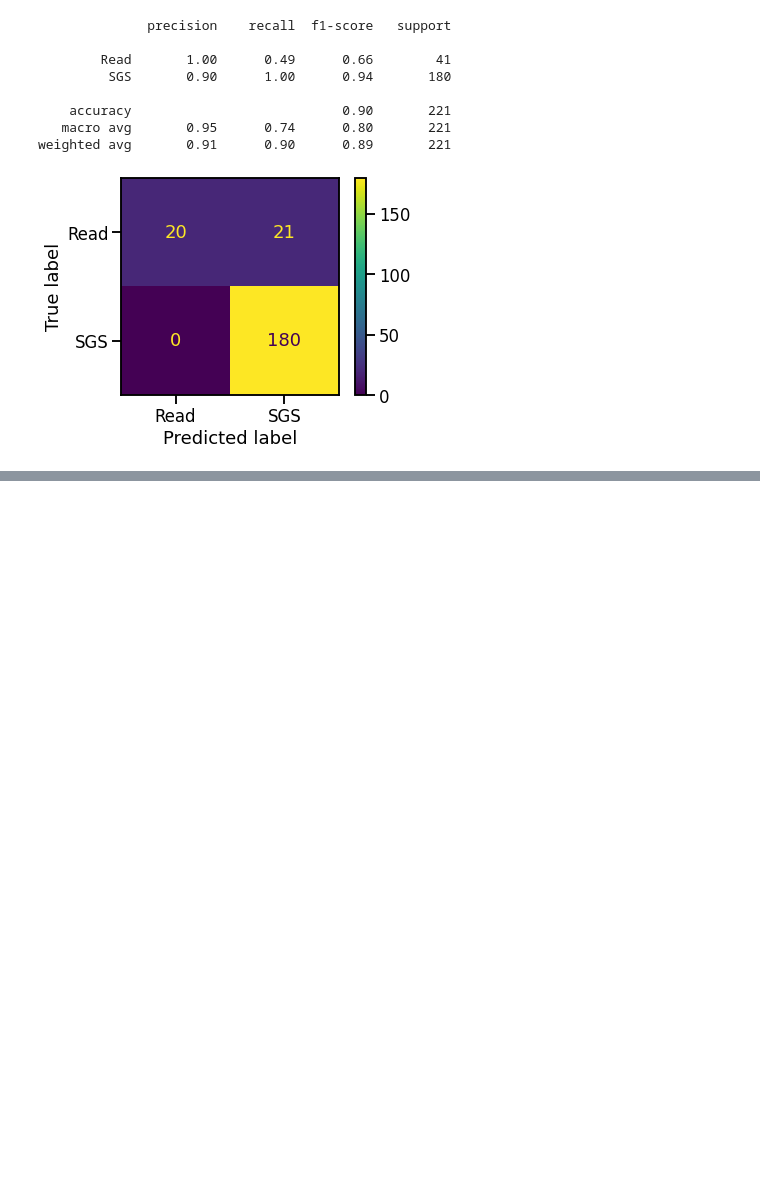
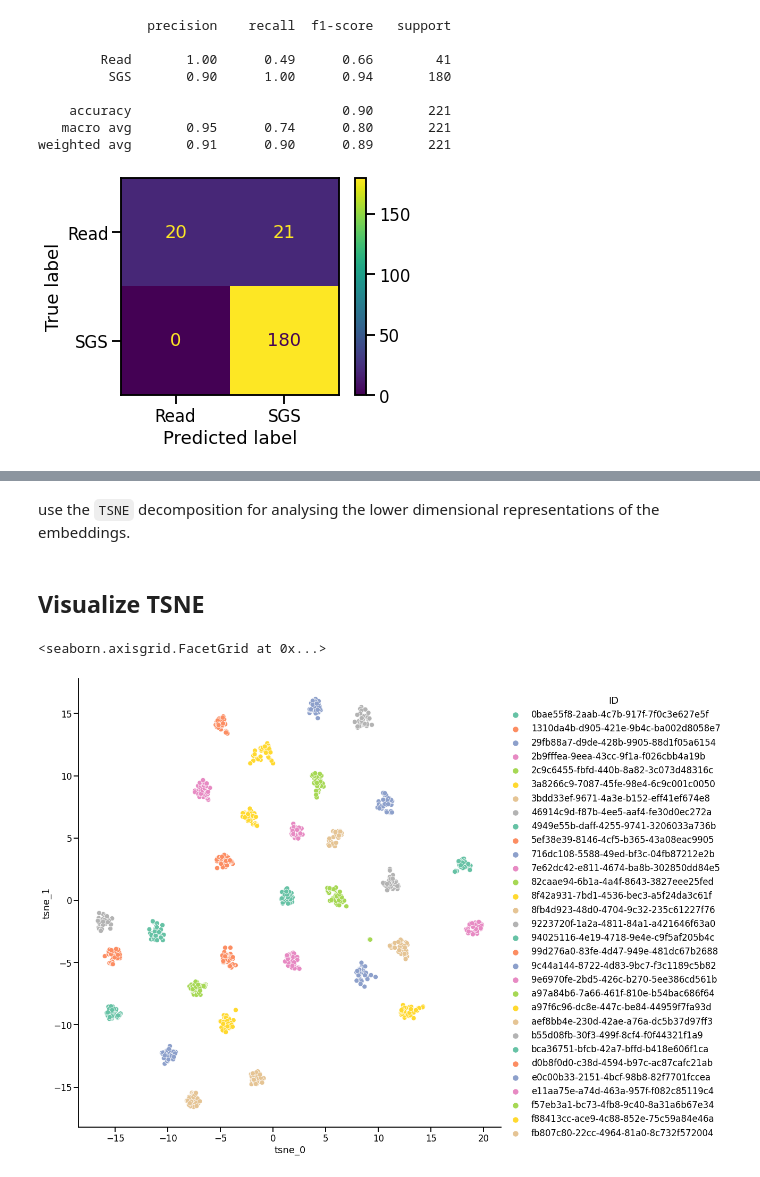
Before and after one commit to predict-idlab/gssp_analysis, a Jupyter notebook: notebooks/2.1_ECPA_TDNN.ipynb, the cells around one changed output, grey strips where cells are left out. Cells and saved outputs as stored; diff of their text form; code cells hidden in the pictures; blank space fills up the shorter version.

```diff
--- a/notebooks/2.1_ECPA_TDNN.ipynb
+++ b/notebooks/2.1_ECPA_TDNN.ipynb
@@ -273,0 +336,3 @@ weighted avg       0.91      0.90      0.89       221
+# %%
+df_tot_fd = pd.merge(df_session, df_emb_fixed_dur.reset_index(), on=["uuid"])
+df_tot_fd.head()
@@ -273,0 +347,4 @@ weighted avg       0.91      0.90      0.89       221
+# %%
+df_tot_fd["speech_style"] = df_tot_fd.DB.map(
+    lambda x: {"marloes": "Read", "PiSCES": "SGS", "Radboud": "SGS"}.get(x)
+)
@@ -273,0 +361,2 @@ weighted avg       0.91      0.90      0.89       221
+# %% [markdown]
+use the `TSNE` decomposition for analysing the lower dimensional representations of the embeddings.
@@ -273,0 +365,31 @@ weighted avg       0.91      0.90      0.89       221
+# %%
+# We want to get TSNE embeddings with 2 dimensions
+n_components = 2
+tsne = TSNE(n_components, perplexity=100)  # perplexity = # allowed nearest neighbours
+tsne_result_fd = tsne.fit_transform(df_tot_fd.filter(like="emb_"))
+
+
+def construct_tsne_df(tnse_result: np.ndarray, label_col: str) -> pd.DataFrame:
+    tsne_result_df = pd.DataFrame(tnse_result).add_prefix("tsne_")
+    tsne_result_df[label_col] = df_tot_fd[label_col]
+    return tsne_result_df
+# %% [markdown]
+## Visualize TSNE
+# %%
+import seaborn as sns
+sns.set_context('talk')
+# %%
+label_col = 'ID'
+sns.relplot(
+    data=construct_tsne_df(tsne_result_fd, label_col=label_col),
+    x="tsne_0",
+    y="tsne_1",
+    hue=label_col,
+    height=13,
+    kind="scatter",
+    palette="Set2",
+    aspect=1,
+)
+# %% [output]
+<seaborn.axisgrid.FacetGrid at 0x...>
+[figure, added]
```
Also changed, not shown: parts of 24 cells of this notebook.
